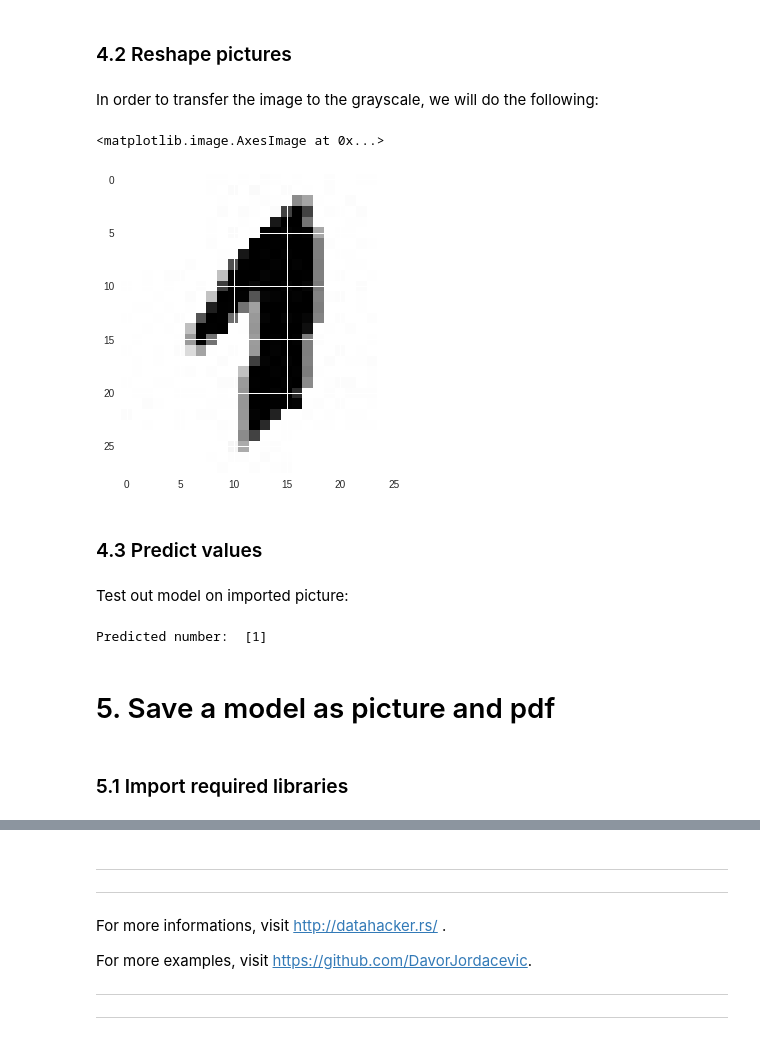
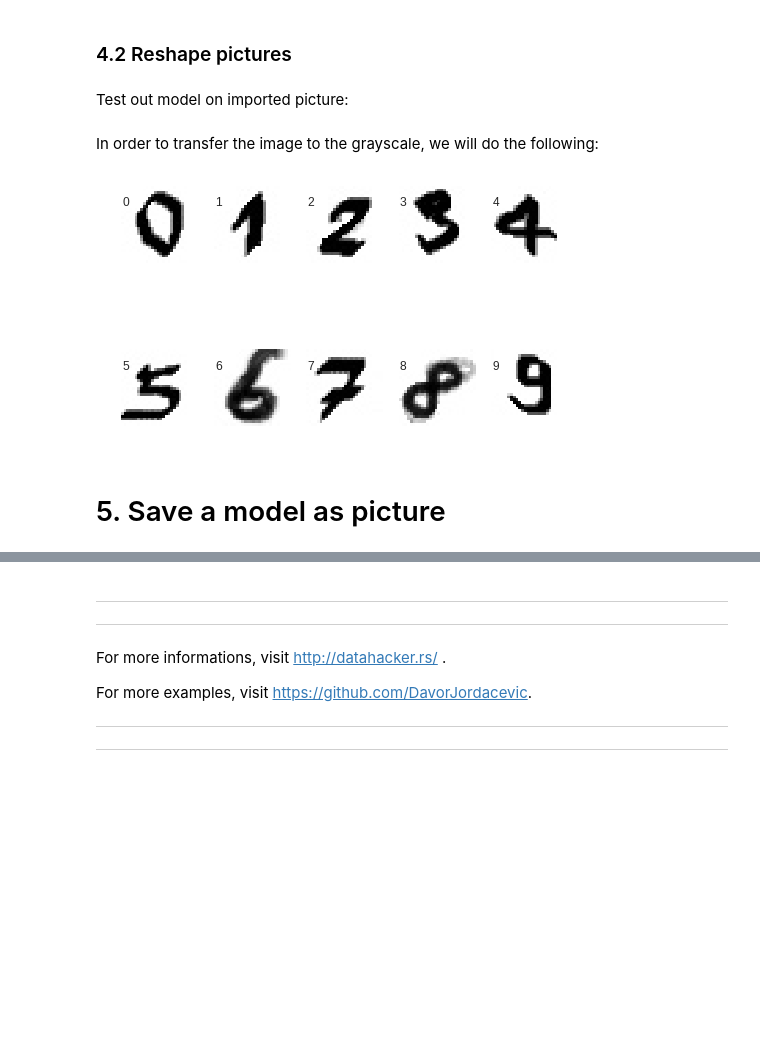
Before and after one commit to DavorJordacevic/TensorFlow-Keras-Neural-Networks, a Jupyter notebook: Convolutional_neural_network_with_Keras_Digits.ipynb, the cells around one changed output, grey strips where cells are left out. Cells and saved outputs as stored; diff of their text form; code cells hidden in the pictures; blank space fills up the shorter version.

```diff
--- a/Convolutional_neural_network_with_Keras_Digits.ipynb
+++ b/Convolutional_neural_network_with_Keras_Digits.ipynb
@@ -278,30 +323,28 @@ In google colab we can import files through the following commands:
 #files.upload()
 # %% [markdown]
 ### 4.2 Reshape pictures
+# %% [markdown]
+Test out model on imported picture:
 # %% [markdown]
 In order to transfer the image to the grayscale, we will do the following:
 # %%
 import cv2
-image = cv2.imread('number_1.jpg')
-grayImage = cv2.cvtColor(image, cv2.COLOR_BGR2GRAY)
-imagem = cv2.bitwise_not(grayImage)
-imagem = imagem[:,:].reshape(1,28,28,1)
-imagem = imagem.astype('float32')
-imagem /= 255.
-plt.imshow(imagem.reshape(28,28))
+
+for i in range(10):
+  file = 'number_'+str(i)+'.jpg'
+  image = cv2.imread(file)
+  grayImage = cv2.cvtColor(image, cv2.COLOR_BGR2GRAY)
+  image_n = cv2.bitwise_not(grayImage)
+  image_n = image_n[:,:].reshape(1,28,28,1)
+  image_n = image_n.astype('float32')
+  image_n /= 255.
+  predict = model.predict_classes(image_n)
+  plt.subplot(2,5,i+1)
+  plt.imshow(image_n.reshape(28,28))
+  plt.text(0, 7, predict[0])
+  plt.grid('off')
+  plt.axis('off')
 # %% [output]
-<matplotlib.image.AxesImage at 0x...>
-[figure, old version]
+[figure, new version]
-# %% [markdown]
-### 4.3 Predict values
-# %% [markdown]
-Test out model on imported picture:
-# %%
-predict = model.predict_classes(imagem)
-print("Predicted number: ",predict)
-# %% [output]
-Predicted number:  [1]
 # %% [markdown]
-# 5. Save a model as picture and pdf
+# 5. Save a model as picture
-# %% [markdown]
-### 5.1 Import required libraries
```
Also changed, not shown: parts of 13 cells of this notebook.
